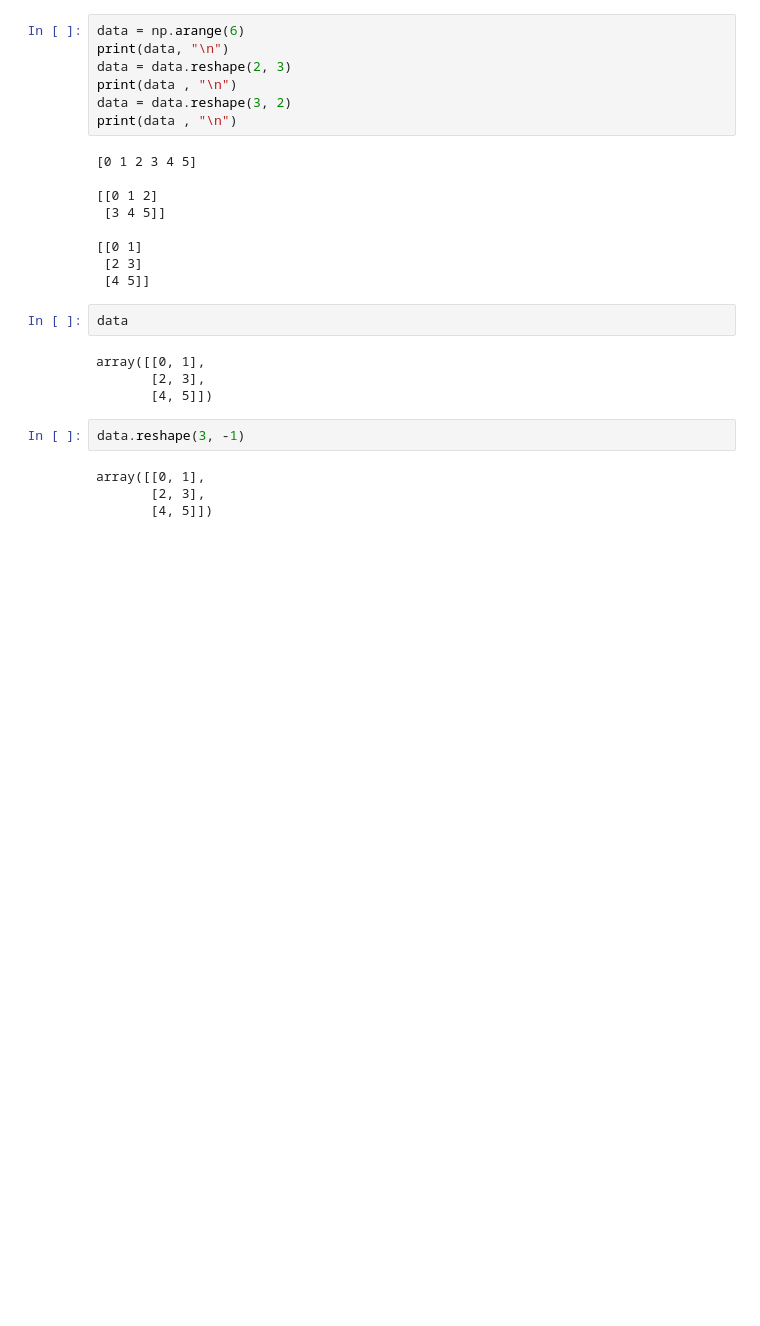
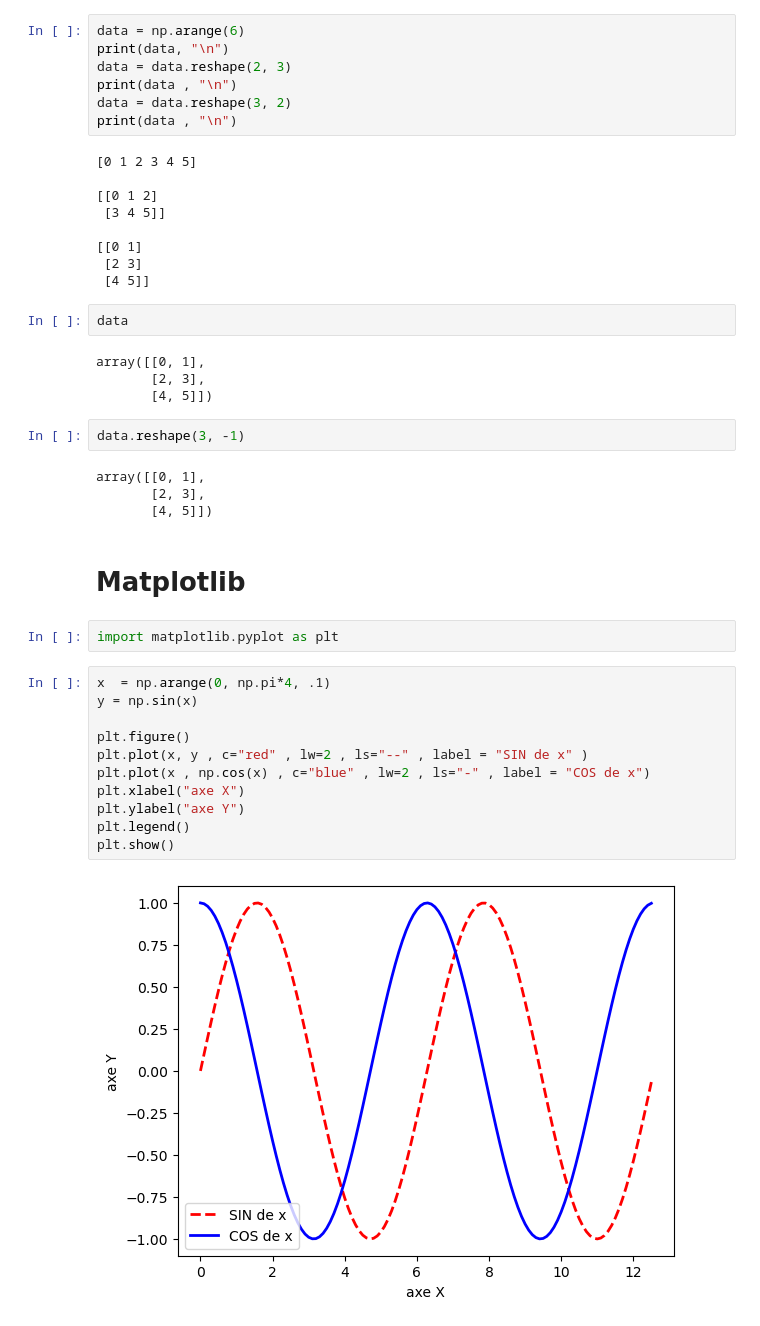
Before and after one commit to DST-NDIAYE/PythonExpert, a Jupyter notebook: main.ipynb, the cells around one changed output. Cells and saved outputs as stored; diff of their text form; blank space fills up the shorter version.

```diff
--- a/main.ipynb
+++ b/main.ipynb
@@ -322,3 +322,20 @@ data.reshape(3, -1)
 array([[0, 1],
        [2, 3],
        [4, 5]])
+# %% [markdown]
+# Matplotlib
+# %%
+import matplotlib.pyplot as plt
+# %%
+x  = np.arange(0, np.pi*4, .1)
+y = np.sin(x)
+
+plt.figure()
+plt.plot(x, y , c="red" , lw=2 , ls="--" , label = "SIN de x" )
+plt.plot(x , np.cos(x) , c="blue" , lw=2 , ls="-" , label = "COS de x")
+plt.xlabel("axe X")
+plt.ylabel("axe Y")
+plt.legend()
+plt.show()
+# %% [output]
+[figure, added]
```
